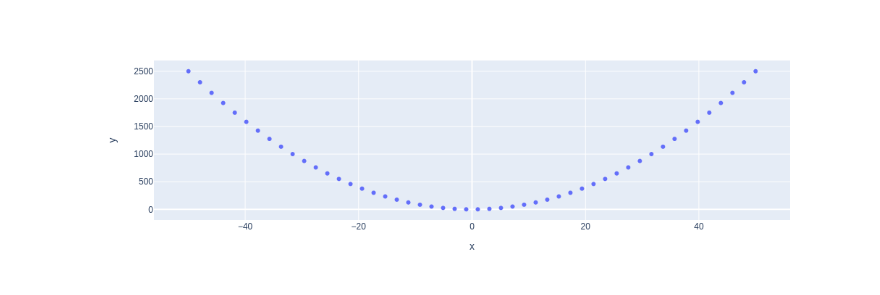
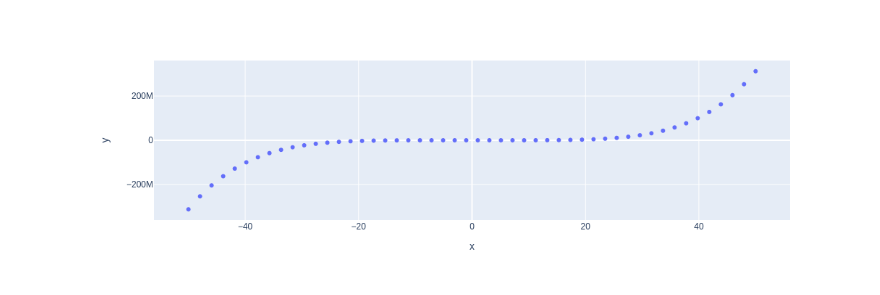
Before and after one commit to kpeeples/my-notebooks-repo, a Jupyter notebook: experiment1.ipynb, the cells around one changed output. Saved outputs shown, nothing was run; the diff lists cells and outputs as text; code cells hidden in the pictures.

```diff
--- a/experiment1.ipynb
+++ b/experiment1.ipynb
@@ -9,7 +9,7 @@ x = np.linspace(start=-50, stop=50)
 
 # y-axis data points
 
-y = x ** 2
+y = x ** 5
 
 # define the plot
 
@@ -21 +20 @@ fig.show()
-[figure, old version]
+[figure, new version]
```
Also changed, not shown: parts of 1 cell of this notebook.
